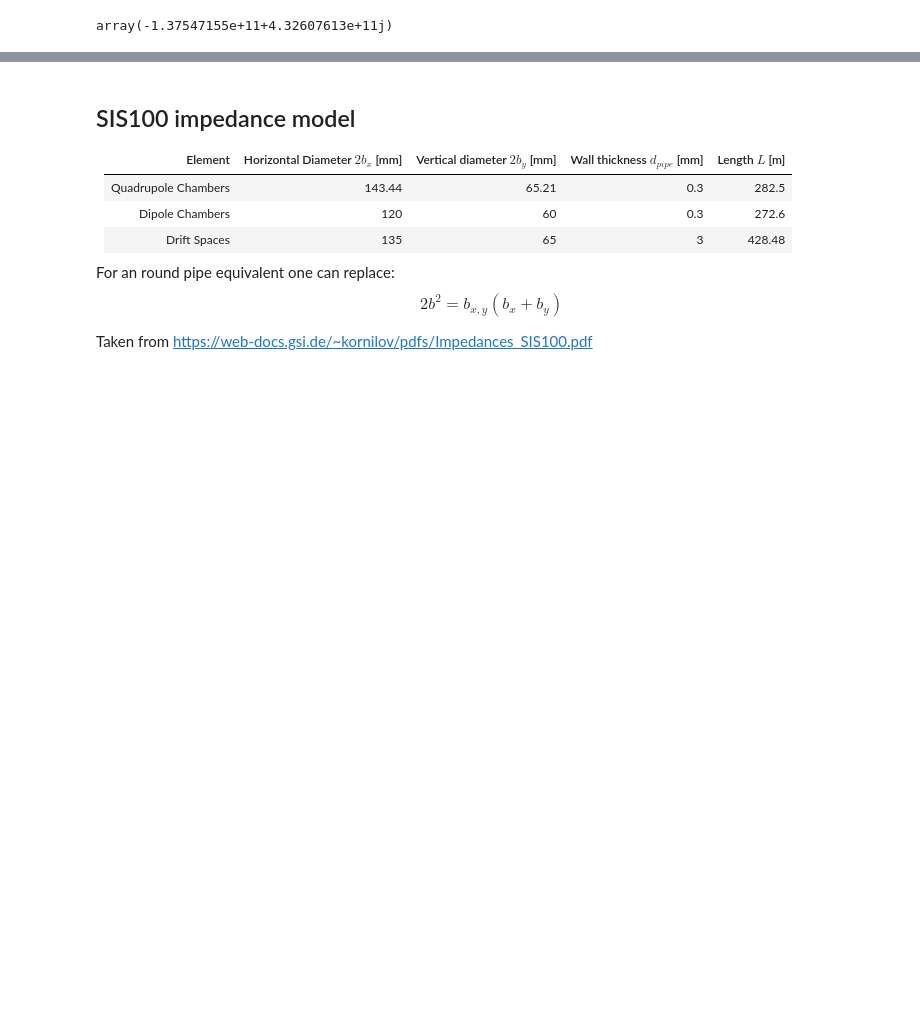
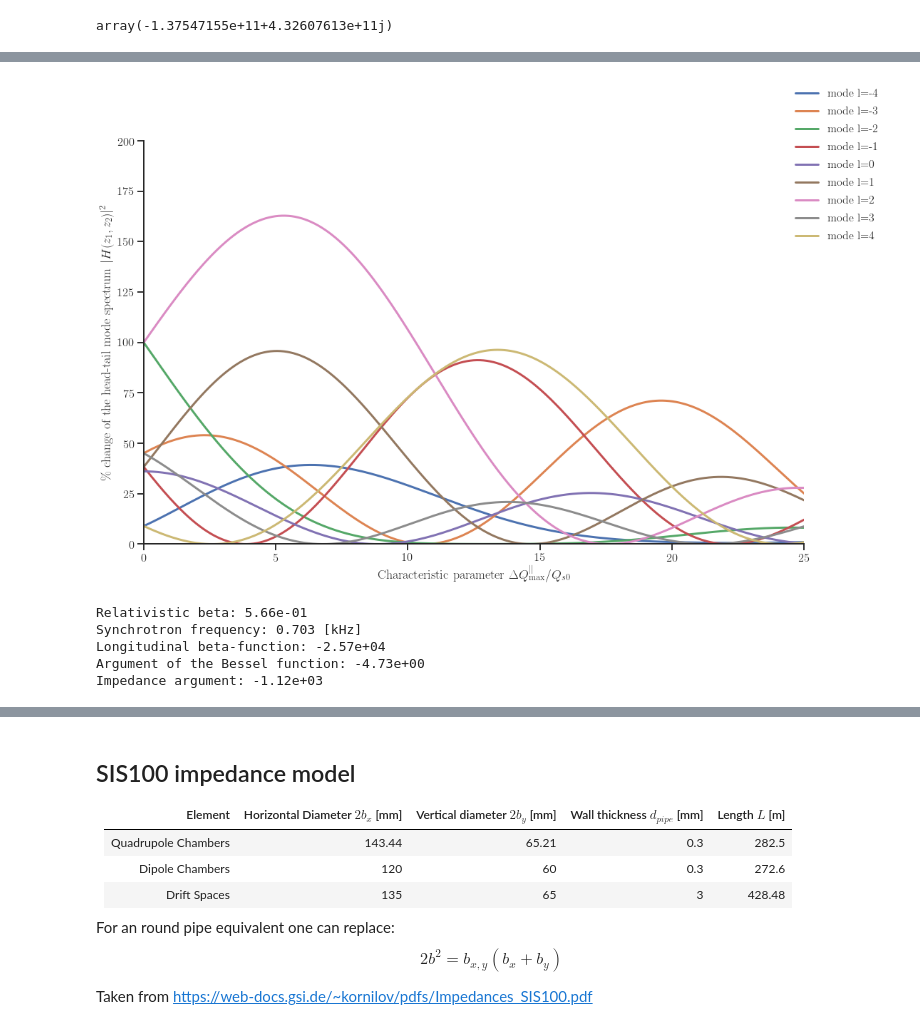
Before and after one commit to gubaidulinvadim/Dispersion-relations, a Jupyter notebook: Notebooks/Beam-mode spectra.ipynb, the cells around one changed output, grey strips where cells are left out. Cells and saved outputs as stored; diff of their text form; code cells hidden in the pictures; blank space fills up the shorter version.

Commit message:
H-function updates

```diff
--- a/Notebooks/Beam-mode spectra.ipynb
+++ b/Notebooks/Beam-mode spectra.ipynb
@@ -253,0 +332,23 @@ IndexError: list index out of range
+# %%
+%%time
+k = np.linspace(0, 25, 1000)
+z_2 = k*ive(1, 1)
+p=-210000
+xi_1 = 0.5
+omega = omega_0*(p+Q_x+l*Q_s)
+omega_xi = omega_0*Q_x*xi_1/(0.00325)
+z_1 = -np.sqrt(2*beta_z*J_z)*(omega_xi/c-omega/c)
+fig, ax = plt.subplots(1, 1)
+for m in range(-4, 5):
+    N = np.abs(H(z_1, 0, l=-2))**2
+    ax.plot(k, 100*np.abs(H(z_1, z_2, l=m))**2/N, label='mode l={0:}'.format(m))
+ax.set_xlim(min(k), max(k))
+ax.set_ylim(0, 200)
+ax.set_xlabel('Characteristic parameter $\Delta Q^\parallel_\mathrm{max}/Q_{s0}$')
+ax.set_ylabel('\% change of the head-tail mode spectrum $|H(z_1, z_2)|^2$')
+ax.spines['top'].set_visible(False)
+ax.spines['right'].set_visible(False)
+plt.figlegend(frameon=False)
+plt.savefig('/home/vgubaidulin/PhD/Results/LHC_HT_spectrum_l2.pdf')
+# plt.xlim(0, 2)
+# %% [output]
@@ -253,0 +357,35 @@ IndexError: list index out of range
+[figure, added]
+# %%
+from scipy.constants import c, e, m_p
+p = np.linspace(-1000000, 1000000, 200001)
+Q_s = 1.74e-3
+
+# ax.scatter(fftfreq, Zx_real/np.max(Zx_real), c='black', marker='.')
+# ax.scatter(fftfreq, Zx_imag/np.max(Zx_imag), c='grey', marker='.')
+l=0
+C = 1083.6
+R = C/2/pi
+E = 200e6
+gamma = 1 + E * e / (m_p * c**2)
+beta = np.sqrt(1 - gamma**-2)
+print('Relativistic beta: {:.2e}'.format(beta))
+eta = -0.67
+Q_x = 18.85
+sigma_z = .25*58
+omega_s = 2*pi*0.703e3
+print('Synchrotron frequency: {:.3f} [kHz]'.format(omega_s*1e-3/2/pi))
+beta_z = (c*beta*eta)/omega_s
+print('Longitudinal beta-function: {:.2e}'.format(beta_z))
+xi_1 = -1
+z1 = -xi_1/eta*Q_x*2*sigma_z/R
+
+print('Argument of the Bessel function: {:.2e}'.format(z1))
+omega_inst = 42e3/2/pi
+z_12 = -omega_inst*2*sigma_z/R
+print('Impedance argument: {:.2e}'.format(z_12))
+# %% [output]
+Relativistic beta: 5.66e-01
+Synchrotron frequency: 0.703 [kHz]
+Longitudinal beta-function: -2.57e+04
+Argument of the Bessel function: -4.73e+00
+Impedance argument: -1.12e+03
```
Also changed, not shown: parts of 14 cells of this notebook, 4 other files.
